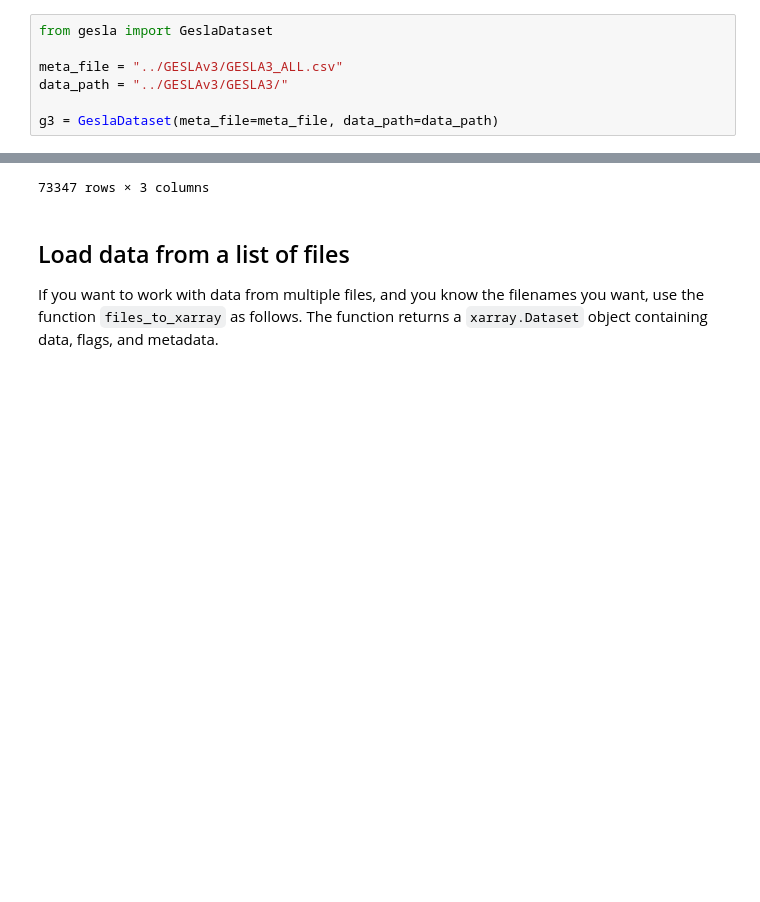
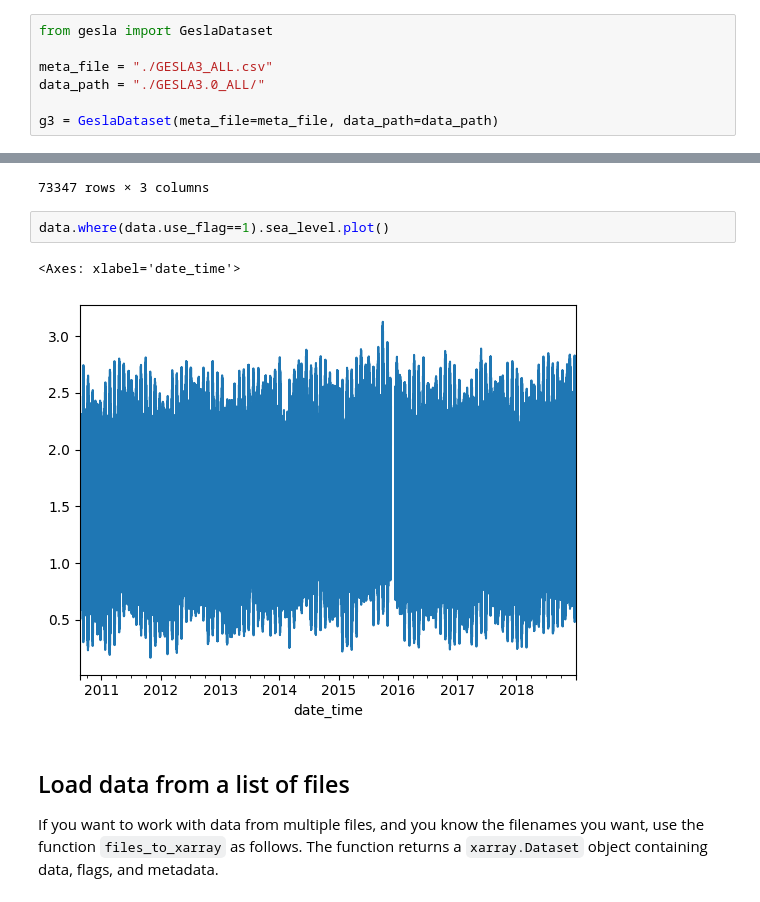
Before and after one commit to philiprt/GeslaDataset, a Jupyter notebook: example_usage.ipynb, the cells around one changed output, grey strips where cells are left out. Saved outputs shown, nothing was run; the diff lists cells and outputs as text; blank space fills up the shorter version.

```diff
--- a/example_usage.ipynb
+++ b/example_usage.ipynb
@@ -6,8 +6,8 @@ Place the `gesla.py` file in your working directory (or elsewhere on your path),
 # %%
 from gesla import GeslaDataset
 
-meta_file = "../GESLAv3/GESLA3_ALL.csv"
-data_path = "../GESLAv3/GESLA3/"
+meta_file = "./GESLA3_ALL.csv"
+data_path = "./GESLA3.0_ALL/"
 
 g3 = GeslaDataset(meta_file=meta_file, data_path=data_path)
 # %% [markdown]
@@ -32,6 +32,11 @@ data
 | 2018-12-31 22:00:00 | 0.928 | 1 | 1 |
 | 2018-12-31 23:00:00 | 1.007 | 1 | 1 |
 73347 rows × 3 columns
+# %%
+data.where(data.use_flag==1).sea_level.plot()
+# %% [output]
+<Axes: xlabel='date_time'>
+[figure, added]
 # %% [markdown]
 ## Load data from a list of files
 If you want to work with data from multiple files, and you know the filenames you want, use the function `files_to_xarray` as follows. The function returns a `xarray.Dataset` object containing data, flags, and metadata.
```
Also changed, not shown: parts of 6 cells of this notebook, 1 other file.
